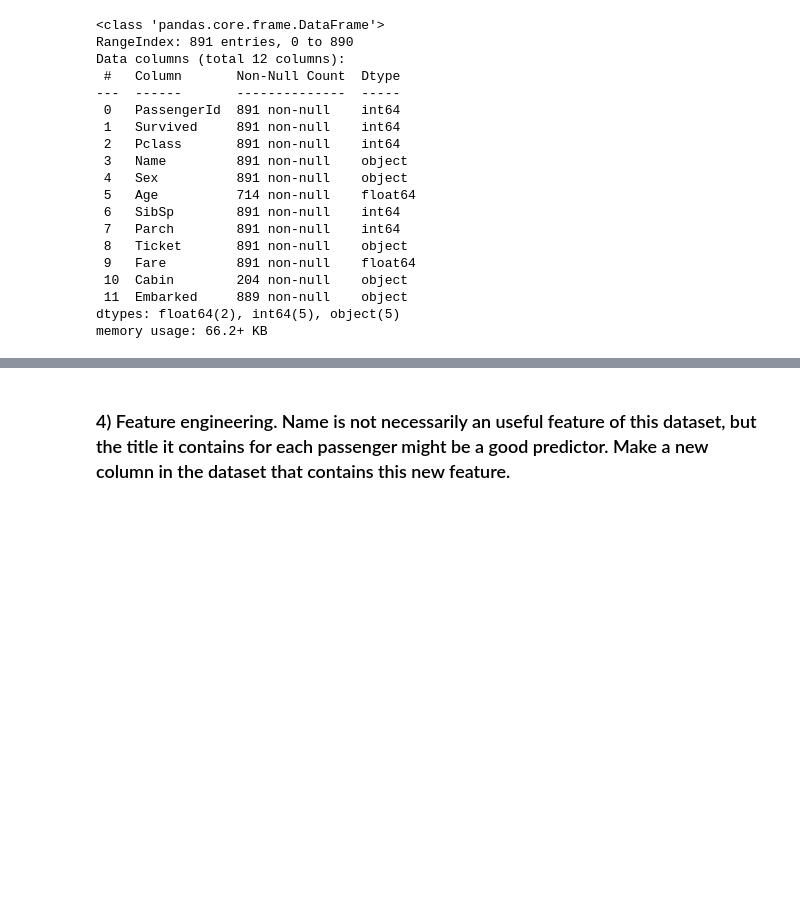
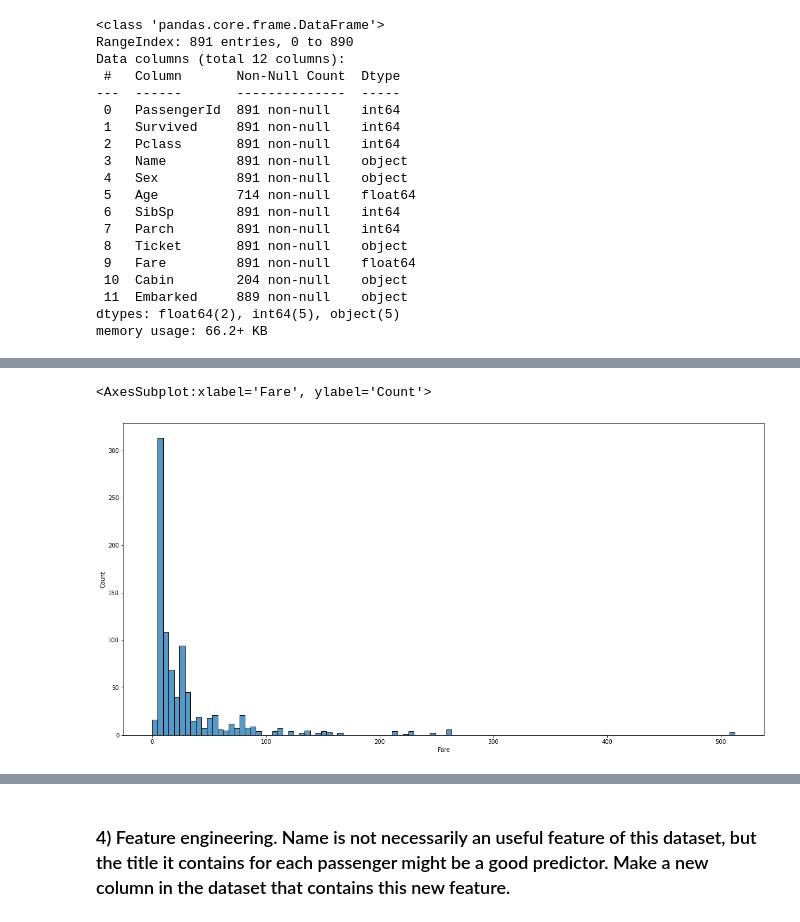
Before and after one commit to LauraZM9/Titanic-Kaggle, a Jupyter notebook: Titanic-EDA.ipynb, the cells around one changed output, grey strips where cells are left out. Cells and saved outputs as stored; diff of their text form; code cells hidden in the pictures; blank space fills up the shorter version.

```diff
--- a/Titanic-EDA.ipynb
+++ b/Titanic-EDA.ipynb
@@ -165,0 +218,6 @@ sns.countplot(data=train, x="Sex", hue="Pclass")
+# %%
+fig = plt.subplots(figsize=(20,10))
+sns.histplot(df, x="Fare")
+# %% [output]
+<AxesSubplot:xlabel='Fare', ylabel='Count'>
+[figure, added]
```
Also changed, not shown: parts of 47 cells of this notebook.
